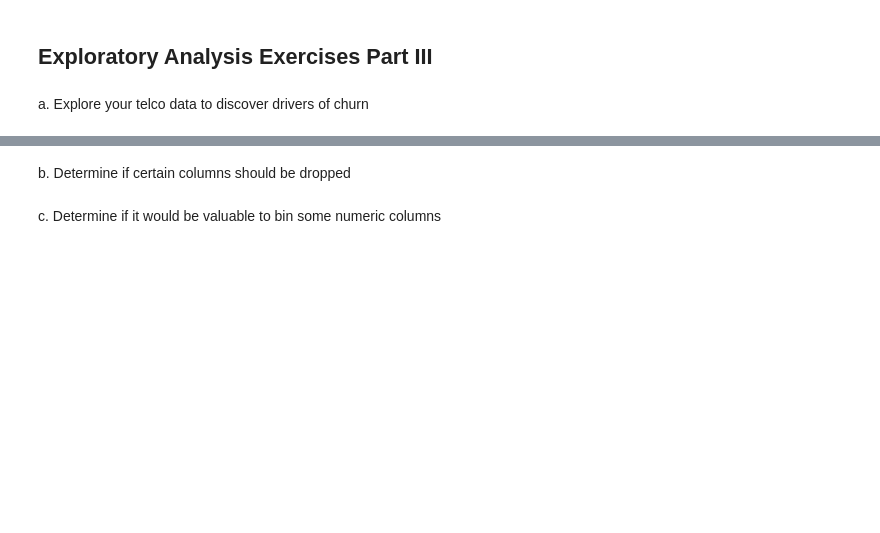
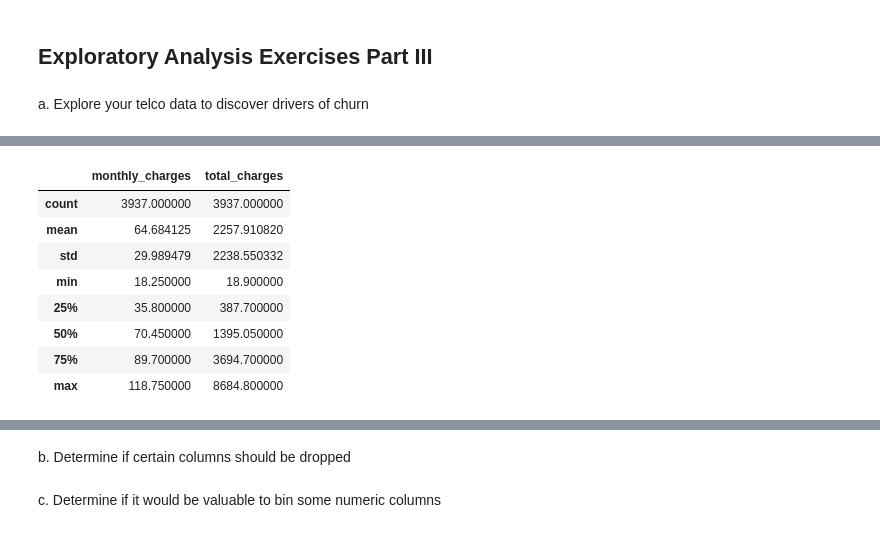
Before and after one commit to lainslie-18/classification-exercises, a Jupyter notebook: classification_exercises.ipynb, the cells around one changed output, grey strips where cells are left out. Cells and saved outputs as stored; diff of their text form; code cells hidden in the pictures; blank space fills up the shorter version.

```diff
--- a/classification_exercises.ipynb
+++ b/classification_exercises.ipynb
@@ -1175,0 +1207,12 @@ a. Explore your telco data to discover drivers of churn
+# %%
+train[['monthly_charges', 'total_charges']].describe()
+# %% [output]
+|  | monthly_charges | total_charges |
+| count | 3937.000000 | 3937.000000 |
+| mean | 64.684125 | 2257.910820 |
+| std | 29.989479 | 2238.550332 |
+| min | 18.250000 | 18.900000 |
+| 25% | 35.800000 | 387.700000 |
+| 50% | 70.450000 | 1395.050000 |
+| 75% | 89.700000 | 3694.700000 |
+| max | 118.750000 | 8684.800000 |
```
Also changed, not shown: parts of 3 cells of this notebook, 2 other files.
